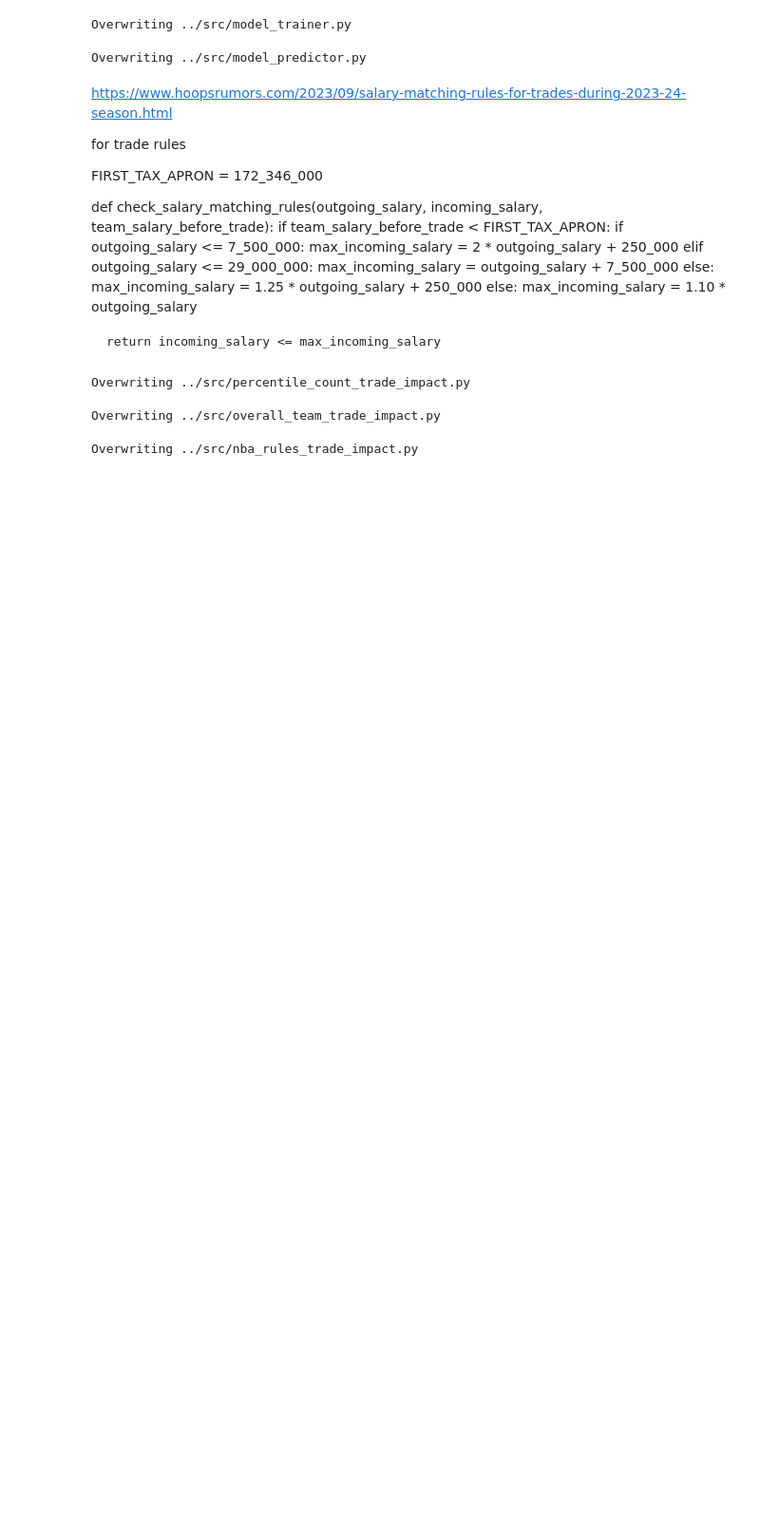
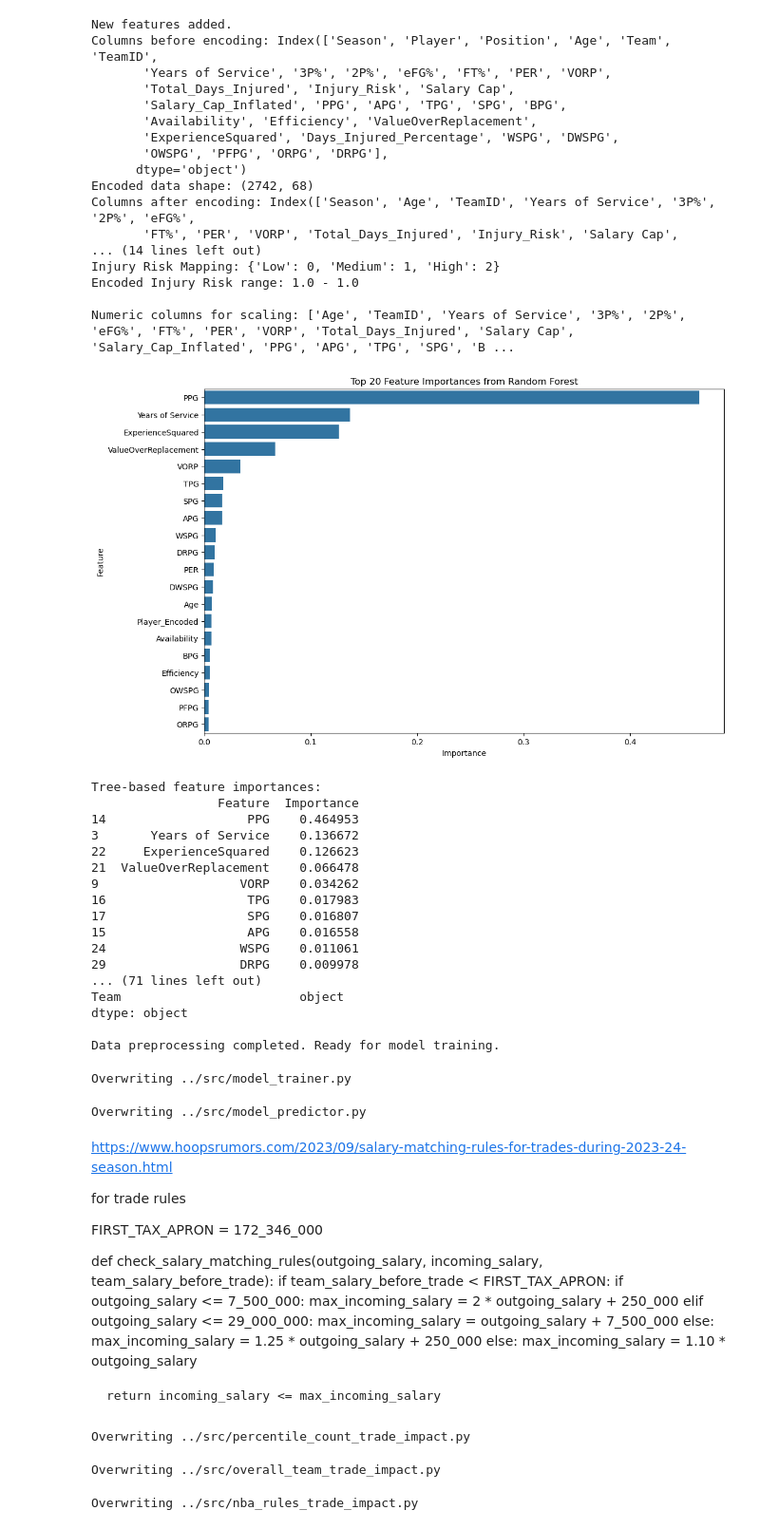
Before and after one commit to ghadfield32/coach_analysis, a Jupyter notebook: notebooks/salary_prediction_model_app_updated_final.ipynb, the cells around one changed output. Shown at 95% size. Saved outputs shown, nothing was run; the diff lists cells and outputs as text; code cells hidden in the pictures; blank space fills up the shorter version.

```diff
--- a/notebooks/salary_prediction_model_app_updated_final.ipynb
+++ b/notebooks/salary_prediction_model_app_updated_final.ipynb
@@ -42,10 +42,8 @@ def clean_data(data):
 
         percentage_cols = ['3P%', '2P%', 'FT%', 'TS%']
         for col_name in percentage_cols:
-            data_clean = data_clean.withColumn(
-                col_name,
-                col(col_name).fillna(data_clean.agg({col_name: 'mean'}).collect()[0][0])
-            )
+            mean_value = data_clean.agg({col_name: 'mean'}).collect()[0][0]
+            data_clean = data_clean.fillna(mean_value, subset=[col_name])
 
         data_clean = data_clean.na.drop()
         logger.info(f"Data cleaned. Remaining shape: ({data_clean.count()}, {len(data_clean.columns)})")
@@ -53,6 +51,8 @@ def clean_data(data):
     except Exception as e:
         logger.error(f"Failed to clean data: {e}")
         raise
+
+
 
 def engineer_features(data):
     """Engineer new features for the dataset."""
@@ -106,7 +106,7 @@ def filter_seasons(data, predict_season):
 if __name__ == "__main__":
     try:
         spark = create_spark_session()
-        file_path = 'data/processed/nba_player_data_final_inflated.csv'
+        file_path = '../data/predictions/nba_player_data_final_inflated.csv'
         predict_season = 2023
 
         # Load, preprocess, and engineer features using PySpark
@@ -132,5 +169,5 @@ PySparkRuntimeError: [JAVA_GATEWAY_EXITED] Java gateway process exited before se
 # %%
-%%writefile ../src/salary_predict/data_loader_preprocessor.py
+# %%writefile ../src/salary_predict/data_loader_preprocessor.py
 
 import pandas as pd
 import numpy as np
@@ -334,7 +371,7 @@ def calculate_tree_feature_importance(X, y):
 
 if __name__ == "__main__":
     try:
-        file_path = 'data/processed/nba_player_data_final_inflated.csv'
+        file_path = '../data/predictions/nba_player_data_final_inflated.csv'
         data = load_data(file_path)
         data = format_season(data)
         data = clean_data(data)
@@ -383,3 +423,38 @@ Overwriting ../src/salary_predict/data_loader_preprocessor.py
+New features added.
+Columns before encoding: Index(['Season', 'Player', 'Position', 'Age', 'Team', 'TeamID',
+       'Years of Service', '3P%', '2P%', 'eFG%', 'FT%', 'PER', 'VORP',
+       'Total_Days_Injured', 'Injury_Risk', 'Salary Cap',
+       'Salary_Cap_Inflated', 'PPG', 'APG', 'TPG', 'SPG', 'BPG',
+       'Availability', 'Efficiency', 'ValueOverReplacement',
+       'ExperienceSquared', 'Days_Injured_Percentage', 'WSPG', 'DWSPG',
+       'OWSPG', 'PFPG', 'ORPG', 'DRPG'],
+      dtype='object')
+Encoded data shape: (2742, 68)
+Columns after encoding: Index(['Season', 'Age', 'TeamID', 'Years of Service', '3P%', '2P%', 'eFG%',
+       'FT%', 'PER', 'VORP', 'Total_Days_Injured', 'Injury_Risk', 'Salary Cap',
+... (14 lines left out)
+Injury Risk Mapping: {'Low': 0, 'Medium': 1, 'High': 2}
+Encoded Injury Risk range: 1.0 - 1.0
+
+Numeric columns for scaling: ['Age', 'TeamID', 'Years of Service', '3P%', '2P%', 'eFG%', 'FT%', 'PER', 'VORP', 'Total_Days_Injured', 'Salary Cap', 'Salary_Cap_Inflated', 'PPG', 'APG', 'TPG', 'SPG', 'B ...
+[figure, added]
+Tree-based feature importances:
+                 Feature  Importance
+14                   PPG    0.464953
+3       Years of Service    0.136672
+22     ExperienceSquared    0.126623
+21  ValueOverReplacement    0.066478
+9                   VORP    0.034262
+16                   TPG    0.017983
+17                   SPG    0.016807
+15                   APG    0.016558
+24                  WSPG    0.011061
+29                  DRPG    0.009978
+... (71 lines left out)
+Team                        object
+dtype: object
+
+Data preprocessing completed. Ready for model training.
 # %%
 %%writefile ../src/model_trainer.py
 import joblib
```
Also changed, not shown: parts of 2 cells of this notebook, 3 other files.
